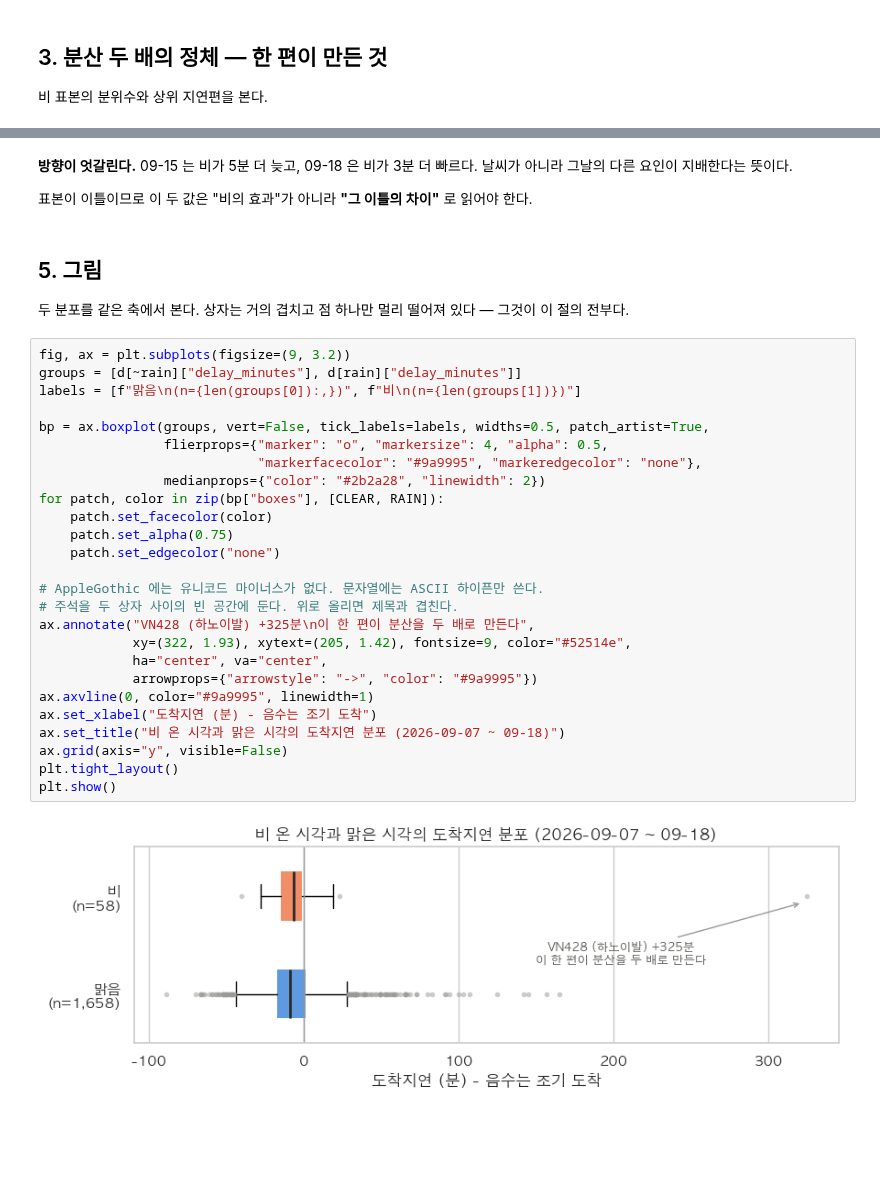
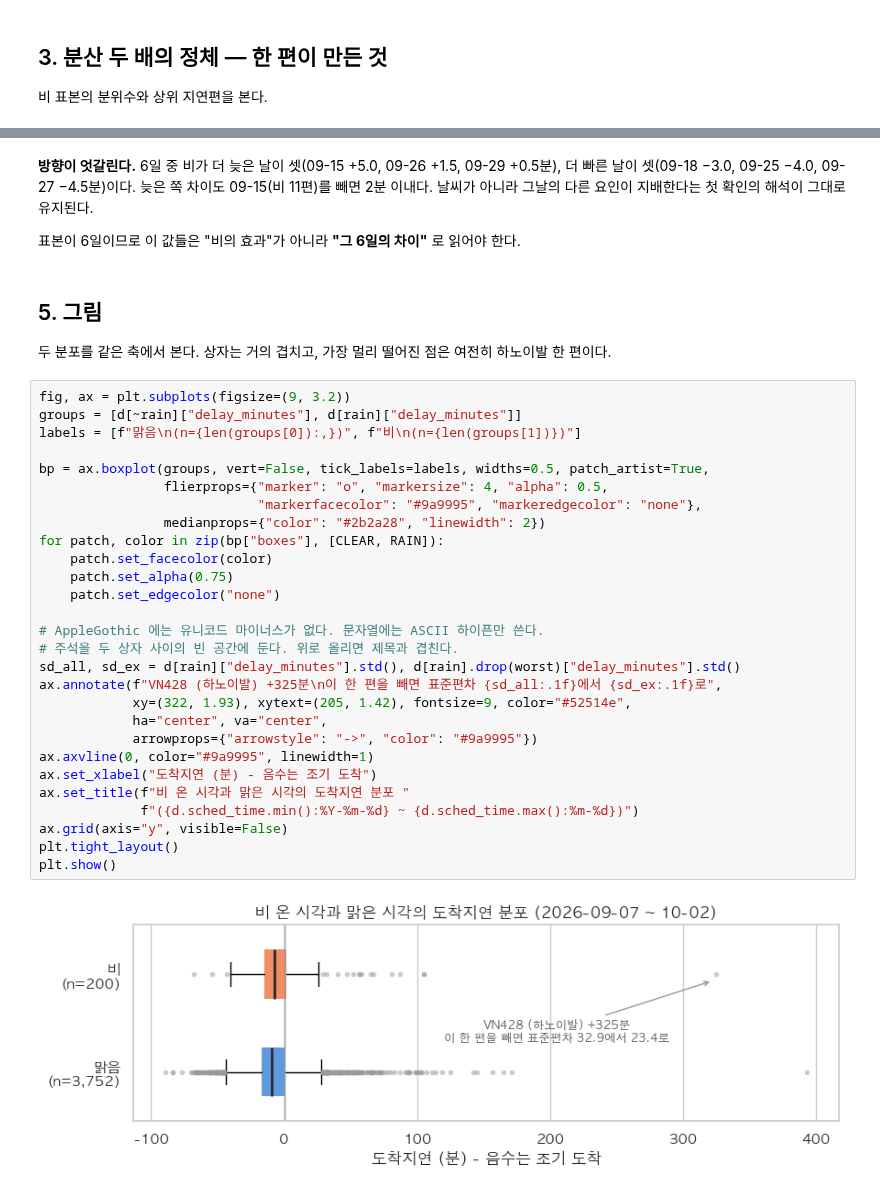
Before and after one commit to haeolsong/ETAProjet, a Jupyter notebook: notebooks/04_rain_effect.ipynb, the cells around one changed output, grey strips where cells are left out. Drawn from its saved outputs; the diff is of its cells as text; blank space fills up the shorter version.

```diff
--- a/notebooks/04_rain_effect.ipynb
+++ b/notebooks/04_rain_effect.ipynb
@@ -142,41 +179,43 @@ print(pd.DataFrame(rows).to_string(index=False))
 # %% [markdown]
-**방향이 엇갈린다.** 09-15 는 비가 5분 더 늦고, 09-18 은 비가 3분 더 빠르다.
-날씨가 아니라 그날의 다른 요인이 지배한다는 뜻이다.
+**방향이 엇갈린다.** 6일 중 비가 더 늦은 날이 셋(09-15 +5.0, 09-26 +1.5, 09-29 +0.5분),
+더 빠른 날이 셋(09-18 −3.0, 09-25 −4.0, 09-27 −4.5분)이다. 늦은 쪽 차이도 09-15(비 11편)를
+빼면 2분 이내다. 날씨가 아니라 그날의 다른 요인이 지배한다는 첫 확인의 해석이 그대로 유지된다.
 
-표본이 이틀이므로 이 두 값은 "비의 효과"가 아니라 **"그 이틀의 차이"** 로 읽어야 한다.
+표본이 6일이므로 이 값들은 "비의 효과"가 아니라 **"그 6일의 차이"** 로 읽어야 한다.
 # %% [markdown]
 ## 5. 그림
 
-두 분포를 같은 축에서 본다. 상자는 거의 겹치고 점 하나만 멀리 떨어져 있다 —
-그것이 이 절의 전부다.
+두 분포를 같은 축에서 본다. 상자는 거의 겹치고, 가장 멀리 떨어진 점은 여전히 하노이발 한 편이다.
 # %%
 fig, ax = plt.subplots(figsize=(9, 3.2))
 groups = [d[~rain]["delay_minutes"], d[rain]["delay_minutes"]]
 labels = [f"맑음\n(n={len(groups[0]):,})", f"비\n(n={len(groups[1])})"]
 
 bp = ax.boxplot(groups, vert=False, tick_labels=labels, widths=0.5, patch_artist=True,
                 flierprops={"marker": "o", "markersize": 4, "alpha": 0.5,
                             "markerfacecolor": "#9a9995", "markeredgecolor": "none"},
                 medianprops={"color": "#2b2a28", "linewidth": 2})
 for patch, color in zip(bp["boxes"], [CLEAR, RAIN]):
     patch.set_facecolor(color)
     patch.set_alpha(0.75)
     patch.set_edgecolor("none")
 
 # AppleGothic 에는 유니코드 마이너스가 없다. 문자열에는 ASCII 하이픈만 쓴다.
 # 주석을 두 상자 사이의 빈 공간에 둔다. 위로 올리면 제목과 겹친다.
-ax.annotate("VN428 (하노이발) +325분\n이 한 편이 분산을 두 배로 만든다",
+sd_all, sd_ex = d[rain]["delay_minutes"].std(), d[rain].drop(worst)["delay_minutes"].std()
+ax.annotate(f"VN428 (하노이발) +325분\n이 한 편을 빼면 표준편차 {sd_all:.1f}에서 {sd_ex:.1f}로",
             xy=(322, 1.93), xytext=(205, 1.42), fontsize=9, color="#52514e",
             ha="center", va="center",
             arrowprops={"arrowstyle": "->", "color": "#9a9995"})
 ax.axvline(0, color="#9a9995", linewidth=1)
 ax.set_xlabel("도착지연 (분) - 음수는 조기 도착")
-ax.set_title("비 온 시각과 맑은 시각의 도착지연 분포 (2026-09-07 ~ 09-18)")
+ax.set_title(f"비 온 시각과 맑은 시각의 도착지연 분포 "
+             f"({d.sched_time.min():%Y-%m-%d} ~ {d.sched_time.max():%m-%d})")
 ax.grid(axis="y", visible=False)
 plt.tight_layout()
 plt.show()
 # %% [output]
-[figure, old version]
+[figure, new version]
 # %% [markdown]
 ## 결론
 
```
Also changed, not shown: parts of 13 cells of this notebook.
